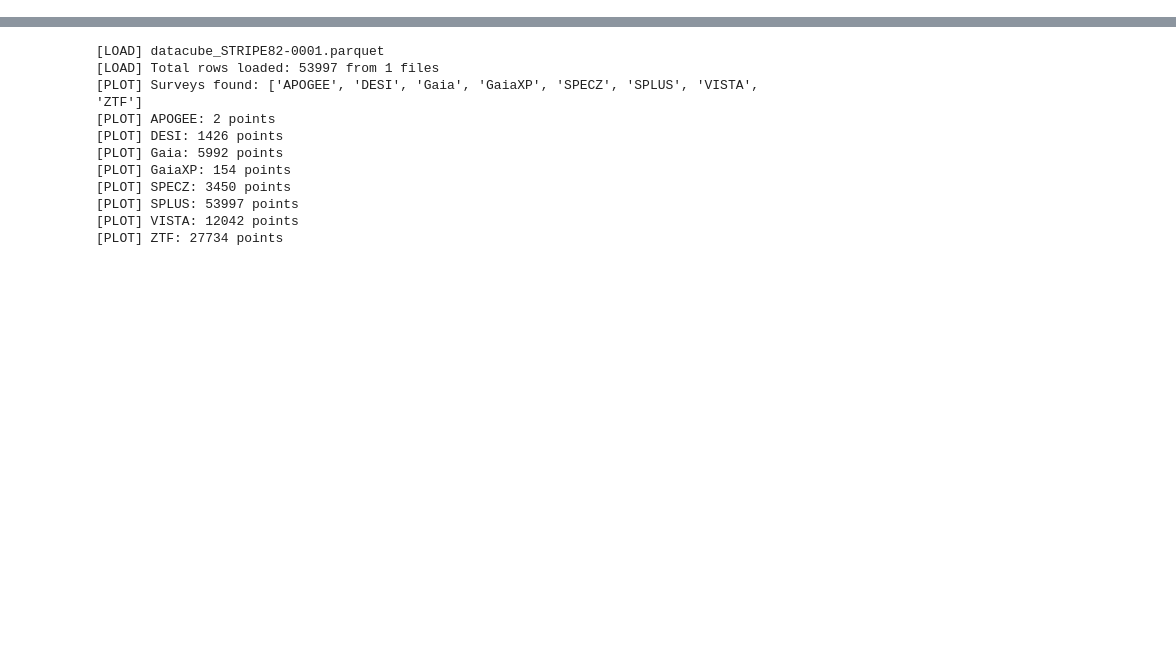
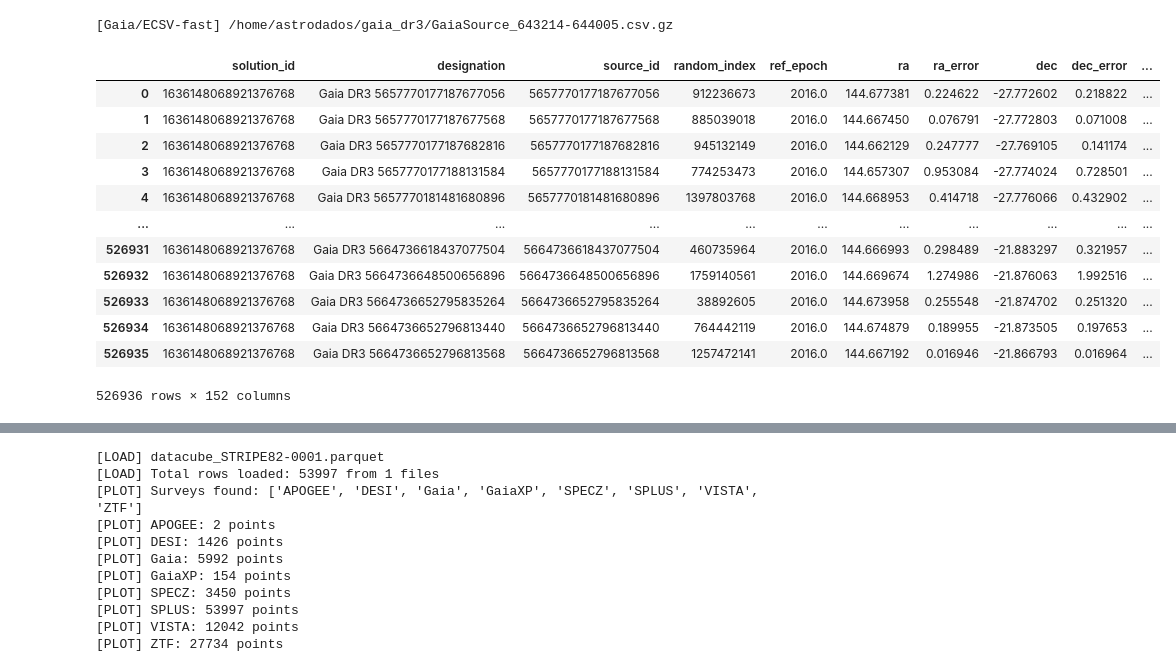
Before and after one commit to Schwarzam/projetoFM, a Jupyter notebook: datasets.ipynb, the cells around one changed output, grey strips where cells are left out. Saved outputs shown, nothing was run; the diff lists cells and outputs as text; code cells hidden in the pictures; blank space fills up the shorter version.

```diff
--- a/datasets.ipynb
+++ b/datasets.ipynb
@@ -1465,0 +1664,20 @@ Name: desi_FLUX_G, Length: 1426, dtype: float64
+# %%
+gaia_tab = read_gaia_ecsv("/home/astrodados/gaia_dr3/GaiaSource_643214-644005.csv.gz")
+# %% [output]
+[Gaia/ECSV-fast] /home/astrodados/gaia_dr3/GaiaSource_643214-644005.csv.gz
+# %%
+gaia_tab#[gaia_tab['source_id'] == 5659676837725464576]
+# %% [output]
+|  | solution_id | designation | source_id | random_index | ref_epoch | ra | ra_error | dec | dec_error | ... |
+| 0 | 1636148068921376768 | Gaia DR3 5657770177187677056 | 5657770177187677056 | 912236673 | 2016.0 | 144.677381 | 0.224622 | -27.772602 | 0.218822 | ... |
+| 1 | 1636148068921376768 | Gaia DR3 5657770177187677568 | 5657770177187677568 | 885039018 | 2016.0 | 144.667450 | 0.076791 | -27.772803 | 0.071008 | ... |
+| 2 | 1636148068921376768 | Gaia DR3 5657770177187682816 | 5657770177187682816 | 945132149 | 2016.0 | 144.662129 | 0.247777 | -27.769105 | 0.141174 | ... |
+| 3 | 1636148068921376768 | Gaia DR3 5657770177188131584 | 5657770177188131584 | 774253473 | 2016.0 | 144.657307 | 0.953084 | -27.774024 | 0.728501 | ... |
+| 4 | 1636148068921376768 | Gaia DR3 5657770181481680896 | 5657770181481680896 | 1397803768 | 2016.0 | 144.668953 | 0.414718 | -27.776066 | 0.432902 | ... |
+| ... | ... | ... | ... | ... | ... | ... | ... | ... | ... | ... |
+| 526931 | 1636148068921376768 | Gaia DR3 5664736618437077504 | 5664736618437077504 | 460735964 | 2016.0 | 144.666993 | 0.298489 | -21.883297 | 0.321957 | ... |
+| 526932 | 1636148068921376768 | Gaia DR3 5664736648500656896 | 5664736648500656896 | 1759140561 | 2016.0 | 144.669674 | 1.274986 | -21.876063 | 1.992516 | ... |
+| 526933 | 1636148068921376768 | Gaia DR3 5664736652795835264 | 5664736652795835264 | 38892605 | 2016.0 | 144.673958 | 0.255548 | -21.874702 | 0.251320 | ... |
+| 526934 | 1636148068921376768 | Gaia DR3 5664736652796813440 | 5664736652796813440 | 764442119 | 2016.0 | 144.674879 | 0.189955 | -21.873505 | 0.197653 | ... |
+| 526935 | 1636148068921376768 | Gaia DR3 5664736652796813568 | 5664736652796813568 | 1257472141 | 2016.0 | 144.667192 | 0.016946 | -21.866793 | 0.016964 | ... |
+526936 rows × 152 columns
```
Also changed, not shown: parts of 16 cells of this notebook.
